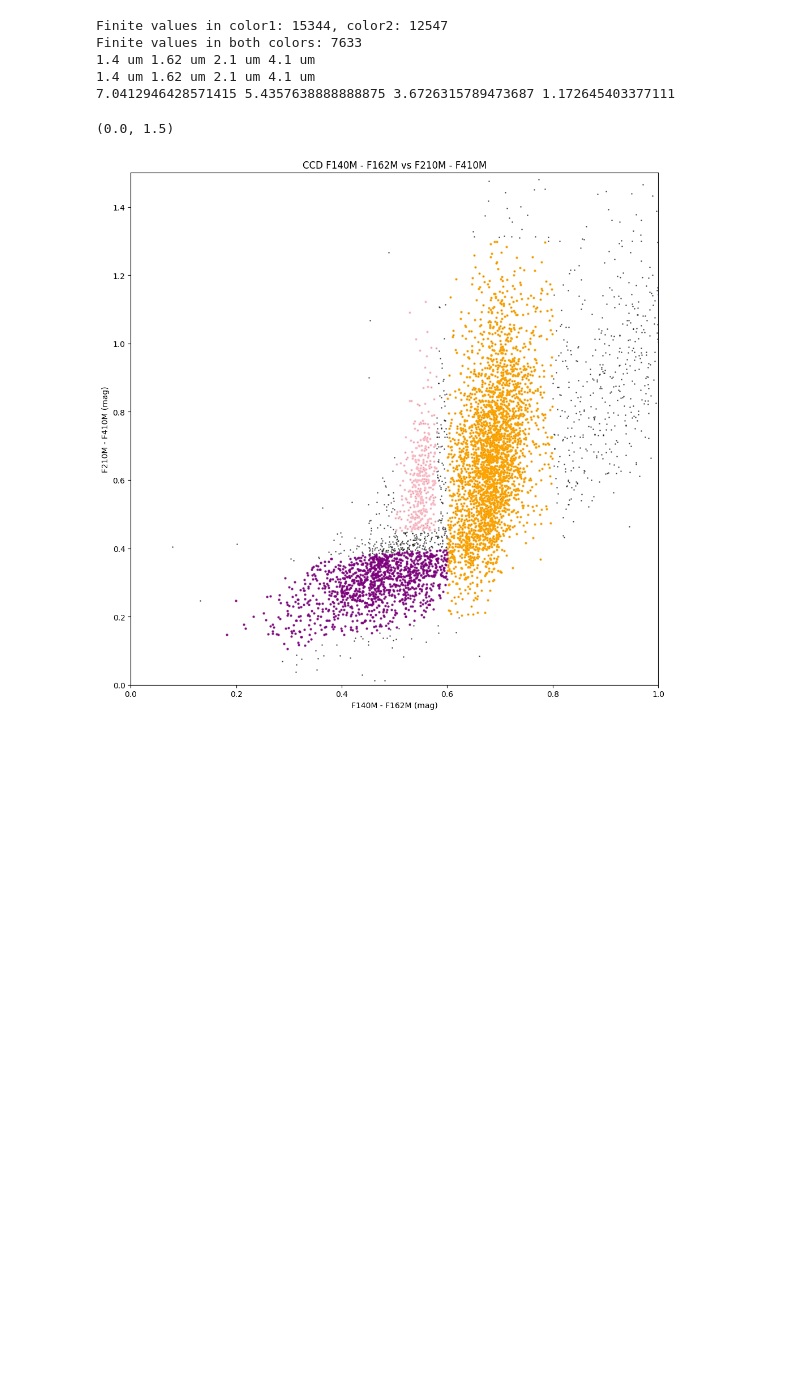
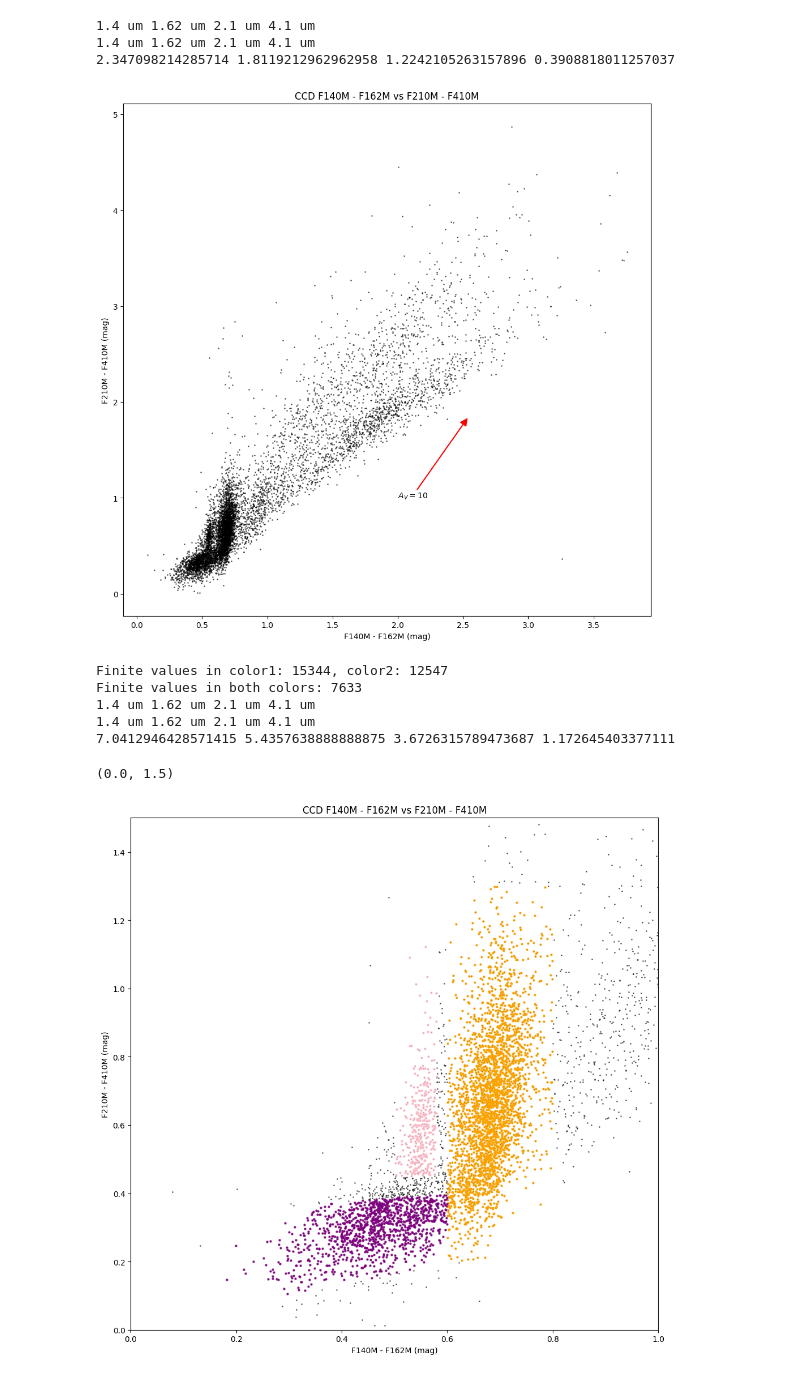
Before and after one commit to tyoo37/w51_nircam, a Jupyter notebook: analysis/ccds_linked_to_image_plane.ipynb, the cells around one changed output. Cells and saved outputs as stored; diff of their text form; code cells hidden in the pictures; blank space fills up the shorter version.

```diff
--- a/analysis/ccds_linked_to_image_plane.ipynb
+++ b/analysis/ccds_linked_to_image_plane.ipynb
@@ -310,4 +324,32 @@ Finite values in both colors: 7633
 [figure]
+# %%
+fig = plt.figure(figsize=(10, 10))
+ax = fig.add_subplot(111)
+
+ax.scatter(color1, color2, s=1, c='black', alpha=0.5)
+
+ax.set_xlabel(f'{f1.upper()} - {f2.upper()} (mag)')
+ax.set_ylabel(f'{f3.upper()} - {f4.upper()} (mag)')
+ax.set_title(f'CCD {f1.upper()} - {f2.upper()} vs {f3.upper()} - {f4.upper()}')
+
+# get 2sigma outside position of color1 and color2
+c1_mean = np.nanmean(color1)
+c1_std = np.nanstd(color1)
+c2_mean = np.nanmean(color2)
+c2_std = np.nanstd(color2)
+
+
+# Add extinction vector and use 2sigma position as start point
+plot_extvec_ccd(ax, color1=(f1, f2), color2=(f3,f4),
+                ext=ext, extvec_scale=10, color='r',color1_data=color1, color2_data=color2, start=(2,1))
+                #start=(c1_mean + 2*c1_std, c2_mean + 2*c2_std), color='r')
+
+plt.tight_layout()
+# %% [output]
+1.4 um 1.62 um 2.1 um 4.1 um
+1.4 um 1.62 um 2.1 um 4.1 um
+2.347098214285714 1.8119212962962958 1.2242105263157896 0.3908818011257037
+[figure, added]
 # %%
 
 # make plot of color color diagram of f140m - f162m vs f210m - f410m
```
Also changed, not shown: parts of 4 cells of this notebook, 11 other files.
